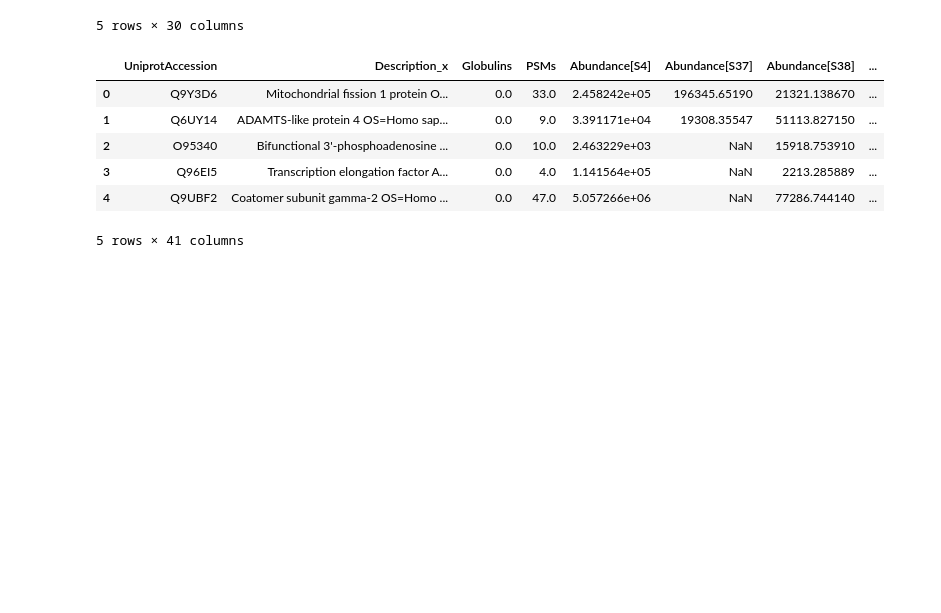
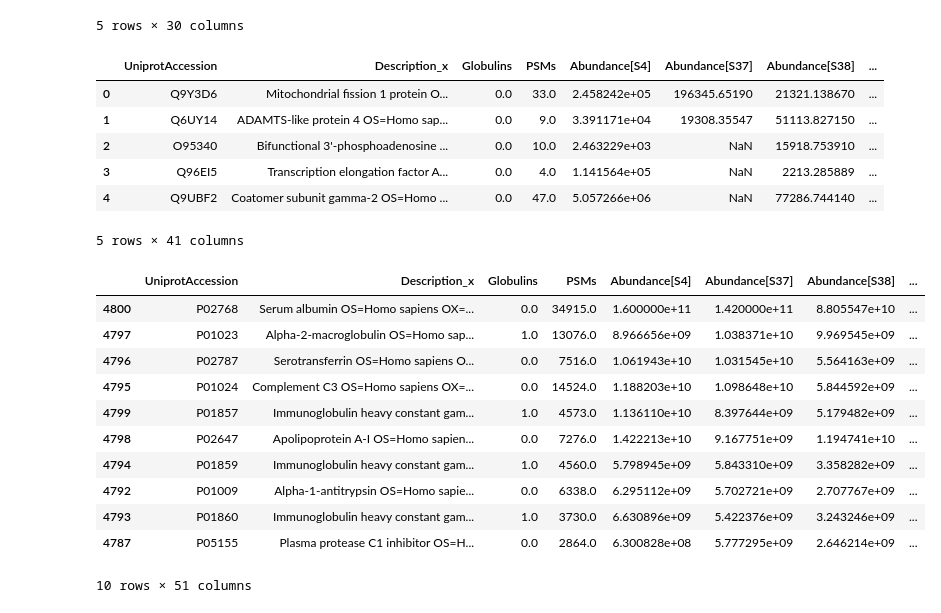
Before and after one commit to ypriverol/ms1, a Jupyter notebook: analyze-ms1-data.ipynb, the cells around one changed output. Cells and saved outputs as stored; diff of their text form; code cells hidden in the pictures; blank space fills up the shorter version.

```diff
--- a/analyze-ms1-data.ipynb
+++ b/analyze-ms1-data.ipynb
@@ -119,3 +119,32 @@ dataset.head()
 | 3 | Q96EI5 | Transcription elongation factor A... | 0.0 | 4.0 | 1.141564e+05 | NaN | 2213.285889 | ... |
 | 4 | Q9UBF2 | Coatomer subunit gamma-2 OS=Homo ... | 0.0 | 47.0 | 5.057266e+06 | NaN | 77286.744140 | ... |
 5 rows × 41 columns
+# %%
+for sample in samples:
+
+    dataset = dataset.sort_values(by=['AbundanceRecall[' + sample + ']'], ascending=False)
+    fdr_values = []
+    decoy_count = 0
+    target_count = 0
+    for index, row in dataset.iterrows():
+        if row['Decoy'] == 1:
+            decoy_count += 1
+        else:
+            target_count += 1
+        fdr = float(decoy_count)/float(decoy_count + target_count)
+        fdr_values.append(fdr)
+    dataset['FDR[' + sample + ']'] = fdr_values
+dataset.head(10)
+# %% [output]
+|  | UniprotAccession | Description_x | Globulins | PSMs | Abundance[S4] | Abundance[S37] | Abundance[S38] | ... |
+| 4800 | P02768 | Serum albumin OS=Homo sapiens OX=... | 0.0 | 34915.0 | 1.600000e+11 | 1.420000e+11 | 8.805547e+10 | ... |
+| 4797 | P01023 | Alpha-2-macroglobulin OS=Homo sap... | 1.0 | 13076.0 | 8.966656e+09 | 1.038371e+10 | 9.969545e+09 | ... |
+| 4796 | P02787 | Serotransferrin OS=Homo sapiens O... | 0.0 | 7516.0 | 1.061943e+10 | 1.031545e+10 | 5.564163e+09 | ... |
+| 4795 | P01024 | Complement C3 OS=Homo sapiens OX=... | 0.0 | 14524.0 | 1.188203e+10 | 1.098648e+10 | 5.844592e+09 | ... |
+| 4799 | P01857 | Immunoglobulin heavy constant gam... | 1.0 | 4573.0 | 1.136110e+10 | 8.397644e+09 | 5.179482e+09 | ... |
+| 4798 | P02647 | Apolipoprotein A-I OS=Homo sapien... | 0.0 | 7276.0 | 1.422213e+10 | 9.167751e+09 | 1.194741e+10 | ... |
+| 4794 | P01859 | Immunoglobulin heavy constant gam... | 1.0 | 4560.0 | 5.798945e+09 | 5.843310e+09 | 3.358282e+09 | ... |
+| 4792 | P01009 | Alpha-1-antitrypsin OS=Homo sapie... | 0.0 | 6338.0 | 6.295112e+09 | 5.702721e+09 | 2.707767e+09 | ... |
+| 4793 | P01860 | Immunoglobulin heavy constant gam... | 1.0 | 3730.0 | 6.630896e+09 | 5.422376e+09 | 3.243246e+09 | ... |
+| 4787 | P05155 | Plasma protease C1 inhibitor OS=H... | 0.0 | 2864.0 | 6.300828e+08 | 5.777295e+09 | 2.646214e+09 | ... |
+10 rows × 51 columns
```
Also changed, not shown: parts of 4 cells of this notebook.
